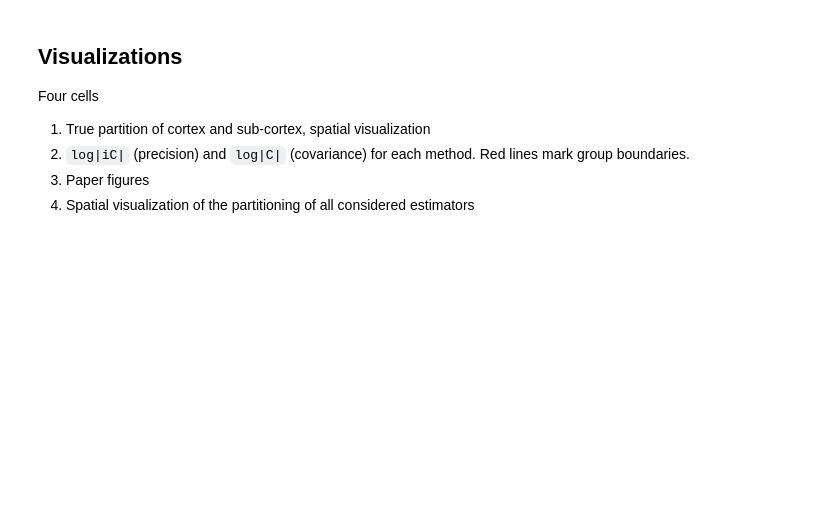
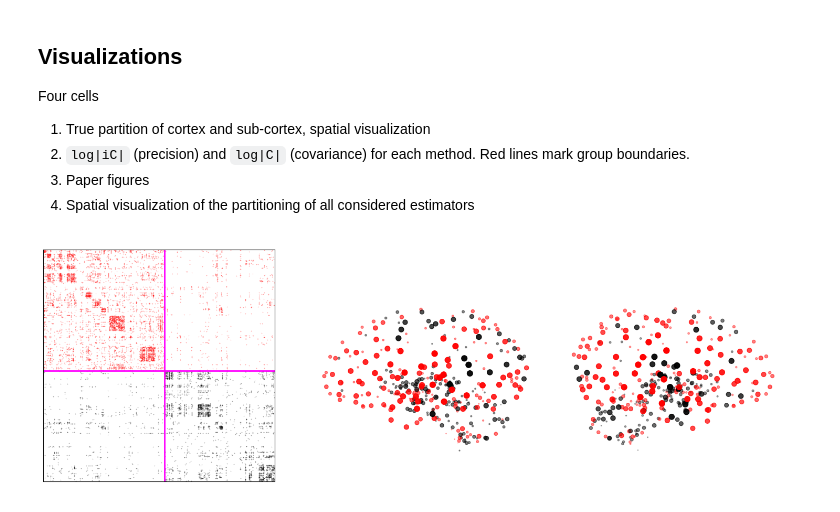
Before and after one commit to aefty/aquic, a Jupyter notebook: test_app_brain.ipynb, the cells around one changed output. Cells and saved outputs as stored; diff of their text form; code cells hidden in the pictures; blank space fills up the shorter version.

```diff
--- a/test_app_brain.ipynb
+++ b/test_app_brain.ipynb
@@ -446 +232,50 @@ plt.savefig("fig_brain.png", dpi=400)
+# %%
+fig = plt.figure(figsize=(15, 5))
+gs = fig.add_gridspec(1, 3, width_ratios=[0.3, 0.7/2, 0.7/2], wspace=0)
+fig.subplots_adjust(left=0, right=1, top=1, bottom=0, wspace=0)
+
+ax0 = fig.add_subplot(gs[0, 0])
+ax1 = fig.add_subplot(gs[0, 1], projection='3d')
+ax2 = fig.add_subplot(gs[0, 2], projection='3d')
+
+meth_sel = "aquic-5"
+inx = all_clabels_matched[meth_sel]
+A = A_set[meth_sel]
+
+# adjacency matrix sorted by community
+perm = np.argsort(inx)
+A_sorted = A[np.ix_(perm, perm)]
+inx_sorted = inx[perm]
+split = np.sum(inx_sorted == 0)
+
+A_red = A_sorted.copy(); A_red[inx_sorted != 0, :] = 0
+A_black = A_sorted.copy(); A_black[inx_sorted == 0, :] = 0
+
+ax0.spy(A_red, markersize=0.1, color='red')
+ax0.spy(A_black, markersize=0.1, color='black')
+ax0.axvline(x=split - 0.5, color='magenta', linewidth=2.)
+ax0.axhline(y=split - 0.5, color='magenta', linewidth=2.)
+ax0.set_xticks([]); ax0.set_yticks([])
+
+# brain hemispheres
+centers = loc.copy()
+hemisphere_map = {'L': 0, 'R': 1, 'LR': 0}
+hmask = labels_df['HEMISPHERE'].map(hemisphere_map).to_numpy(dtype=bool)
+colors_inx = np.where(inx == 0, 'red', 'black')
+
+def plot_brain(ax, mask, elev, azim, flip=1):
+    sizes = (centers[mask, 0] * flip) ** 1.0
+    ax.scatter(centers[mask, 0], centers[mask, 1], centers[mask, 2], c=colors_inx[mask], s=sizes)
+    ax.view_init(elev=elev, azim=azim)
+    ax.set_xlim3d(-60, 60); ax.set_ylim3d(-70, 60); ax.set_zlim3d(-40, 80)
+    ax.set_axis_off()
+
+plot_brain(ax1, ~hmask, 0, 180, -1)
+plot_brain(ax2, hmask, 0, 0, 1)
+
+fig.tight_layout()
+
+plt.savefig("fig_brain.png", dpi=300)
+# %% [output]
+[figure, added]
 # %%
```
Also changed, not shown: parts of 8 cells of this notebook, 30 other files.
